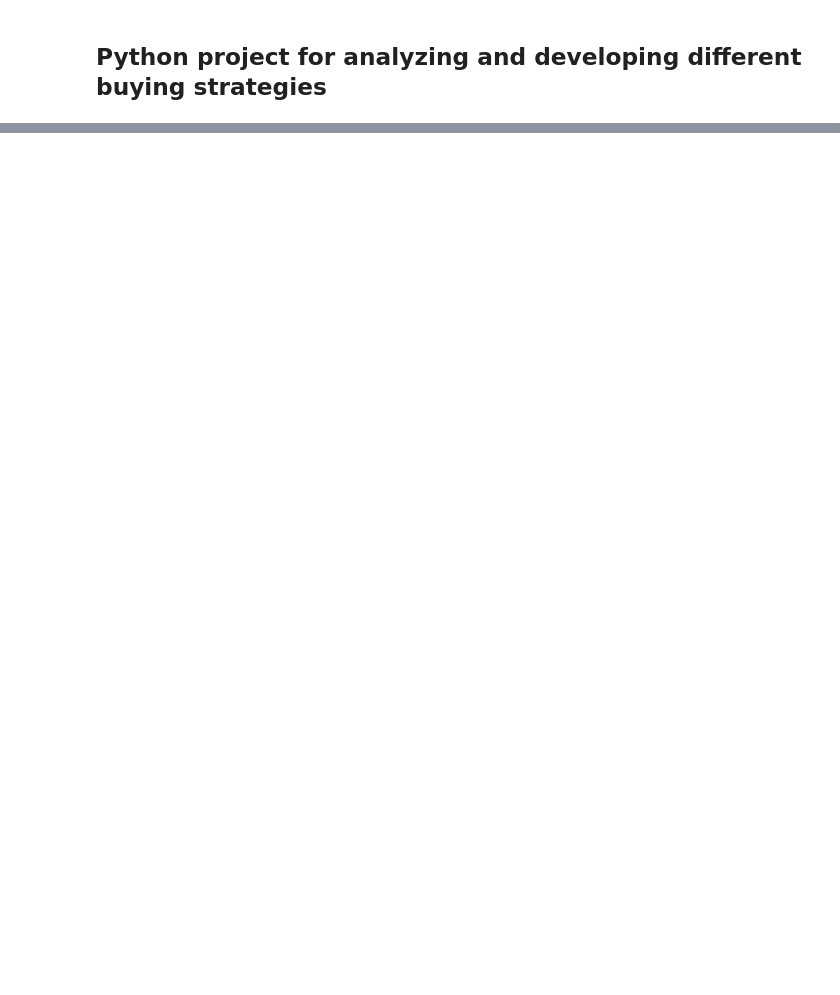
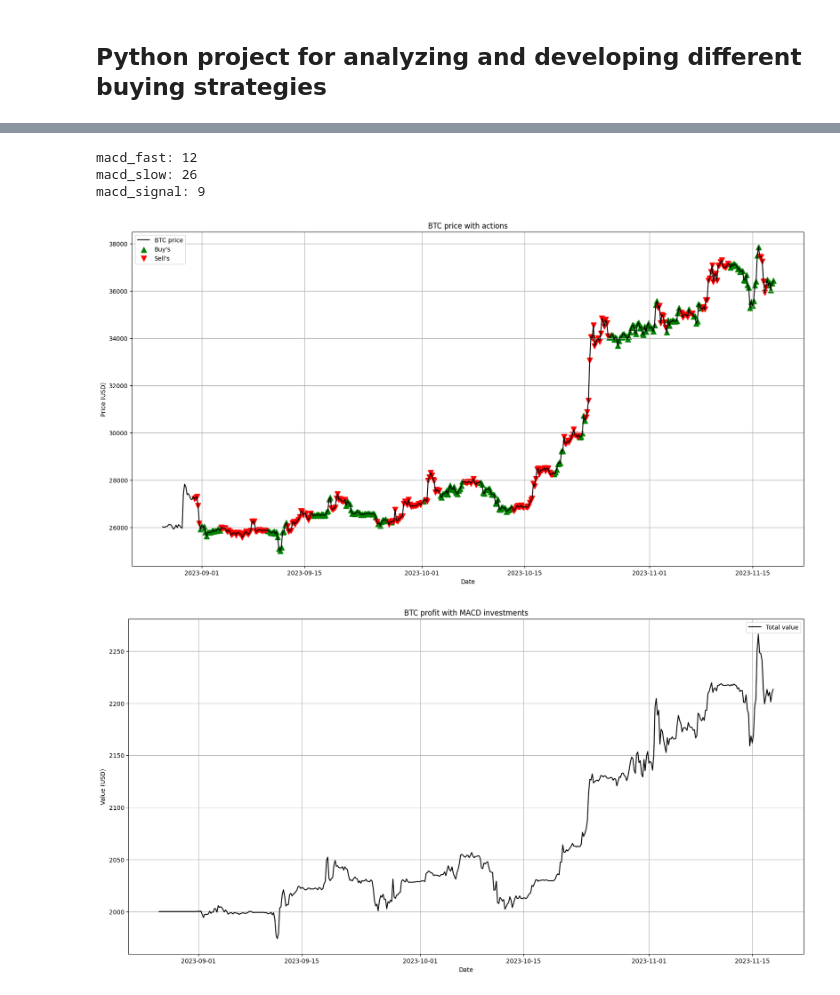
Before and after one commit to pahautelman/bitcoin-bot, a Jupyter notebook: main.ipynb, the cells around one changed output, grey strips where cells are left out. Drawn from its saved outputs; the diff is of its cells as text; code cells hidden in the pictures; blank space fills up the shorter version.

```diff
--- a/main.ipynb
+++ b/main.ipynb
@@ -121,0 +126,34 @@ bb_std: 3
+# %%
+# implement MACD agent
+from agents.MACD_agent import MACD_agent
+
+# macd_fast = config["MACD_fast"]["value"]
+# macd_slow = config["MACD_slow"]["value"]
+# macd_signal = config["MACD_signal"]["value"]
+
+macd_fast = 12
+macd_slow = 26
+macd_signal = 9
+
+print("macd_fast:", macd_fast)
+print("macd_slow:", macd_slow)
+print("macd_signal:", macd_signal)
+
+stop_loss = 0.1
+portfolio_allocation = 0.05
+assets_allocation = 0.1
+
+macd_agent = MACD_agent(macd_fast, macd_slow, macd_signal)
+macd_actions = macd_agent.act(coin_data)
+
+macd_investments = SimpleStopLossInvestor(portfolio_size, stop_loss, portfolio_allocation, assets_allocation).get_investments(coin_data, macd_actions)
+
+# plot MACD actions
+plot_actions(coin_data, macd_actions, "BTC")
+plot_profit(coin_data, macd_investments, "BTC", "MACD")
+# %% [output]
+macd_fast: 12
+macd_slow: 26
+macd_signal: 9
+[figure, added]
+[figure, added]
```
Also changed, not shown: parts of 6 cells of this notebook, 3 other files.
